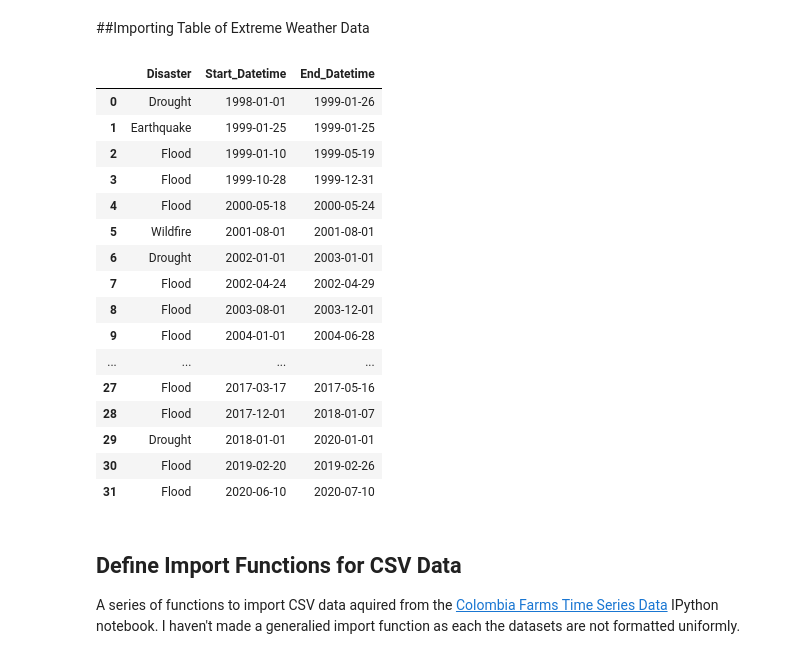
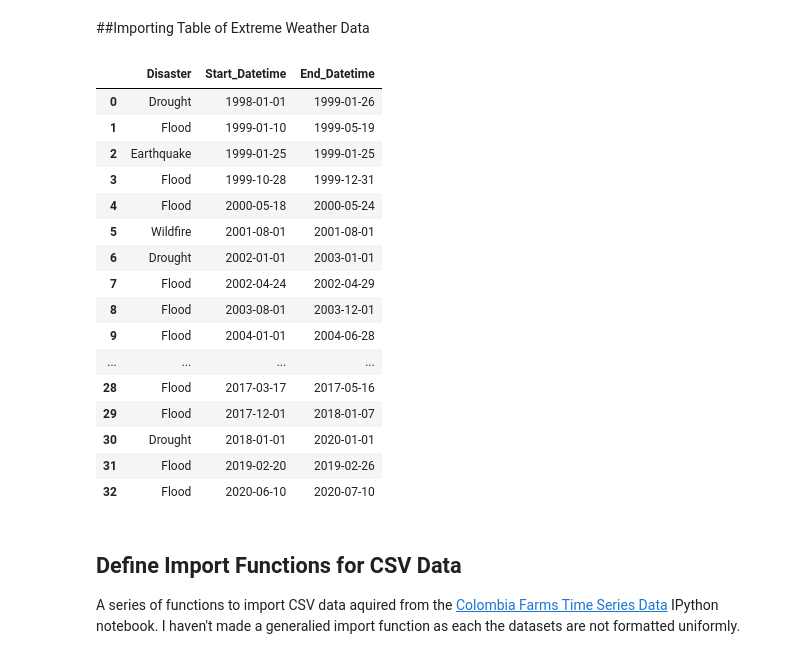
Before and after one commit to Max-FM/SPRINT-Colombia, a Jupyter notebook: Visualising_Farm_Time_Series_Data.ipynb, the cells around one changed output. Cells and saved outputs as stored; diff of their text form; code cells hidden in the pictures.

Commit message:
Incorporated missing El Nino drought.

```diff
--- a/Visualising_Farm_Time_Series_Data.ipynb
+++ b/Visualising_Farm_Time_Series_Data.ipynb
@@ -25,32 +25,40 @@ from plotly.subplots import make_subplots
 # %%
 extreme_weather_table = pd.read_excel('/content/drive/Shared drives/Colombia SPRINT/Test Districts/Colombia extreme weather in test districts.xlsx')
 
 # Filling in empty values for dates.
 extreme_weather_table['Day'].fillna(1, inplace=True)
 extreme_weather_table['Month'].fillna(1, inplace=True)
 extreme_weather_table['End Day'].fillna(1, inplace=True)
 extreme_weather_table['End Month'].fillna(1, inplace=True)
 
 # Dealing with duplicate dates
 extreme_weather_table.loc[0, 'End Year'] = 1999 # Assuming 1998 El Nino drought lasts about a year.
 extreme_weather_table.loc[0, 'End Day'] = 26 # Assuming 1998 El Nino drought lasts about a year.
 extreme_weather_table.loc[31, 'End Month'] = 7 # Assuming Jun 2020 El flood lasts about a month.
 
 # Converting date columns into a single datetime column.
 extreme_weather_table['Start_Datetime'] = pd.to_datetime(extreme_weather_table['Start Year'].astype(str) + '-' +
                                           extreme_weather_table['Month'].astype(int).astype(str) + '-' +
                                           extreme_weather_table['Day'].astype(int).astype(str))
 
 extreme_weather_table['End_Datetime'] = pd.to_datetime(extreme_weather_table['End Year'].astype(str) + '-' +
                                         extreme_weather_table['End Month'].astype(int).astype(str) + '-' +
                                         extreme_weather_table['End Day'].astype(int).astype(str))
 
+# Adding in missing events.
+extreme_weather_table = extreme_weather_table.append({'Disaster': 'Drought',
+                                                     'Start_Datetime': pd.to_datetime('2009-01-01'),
+                                                     'End_Datetime': pd.to_datetime('2010-01-01')},
+                                                     ignore_index=True) \
+                                             .sort_values(by='Start_Datetime') \
+                                             .reset_index() # 2009 El Nino drought.
+
 extreme_weather_table[['Disaster', 'Start_Datetime', 'End_Datetime']]
 # %% [output]
 |  | Disaster | Start_Datetime | End_Datetime |
 | 0 | Drought | 1998-01-01 | 1999-01-26 |
-| 1 | Earthquake | 1999-01-25 | 1999-01-25 |
-| 2 | Flood | 1999-01-10 | 1999-05-19 |
+| 1 | Flood | 1999-01-10 | 1999-05-19 |
+| 2 | Earthquake | 1999-01-25 | 1999-01-25 |
 | 3 | Flood | 1999-10-28 | 1999-12-31 |
 | 4 | Flood | 2000-05-18 | 2000-05-24 |
 | 5 | Wildfire | 2001-08-01 | 2001-08-01 |
@@ -59,11 +67,11 @@ extreme_weather_table[['Disaster', 'Start_Datetime', 'End_Datetime']]
 | 8 | Flood | 2003-08-01 | 2003-12-01 |
 | 9 | Flood | 2004-01-01 | 2004-06-28 |
 | ... | ... | ... | ... |
-| 27 | Flood | 2017-03-17 | 2017-05-16 |
-| 28 | Flood | 2017-12-01 | 2018-01-07 |
-| 29 | Drought | 2018-01-01 | 2020-01-01 |
-| 30 | Flood | 2019-02-20 | 2019-02-26 |
-| 31 | Flood | 2020-06-10 | 2020-07-10 |
+| 28 | Flood | 2017-03-17 | 2017-05-16 |
+| 29 | Flood | 2017-12-01 | 2018-01-07 |
+| 30 | Drought | 2018-01-01 | 2020-01-01 |
+| 31 | Flood | 2019-02-20 | 2019-02-26 |
+| 32 | Flood | 2020-06-10 | 2020-07-10 |
 # %% [markdown]
 ## Define Import Functions for CSV Data
 
```
